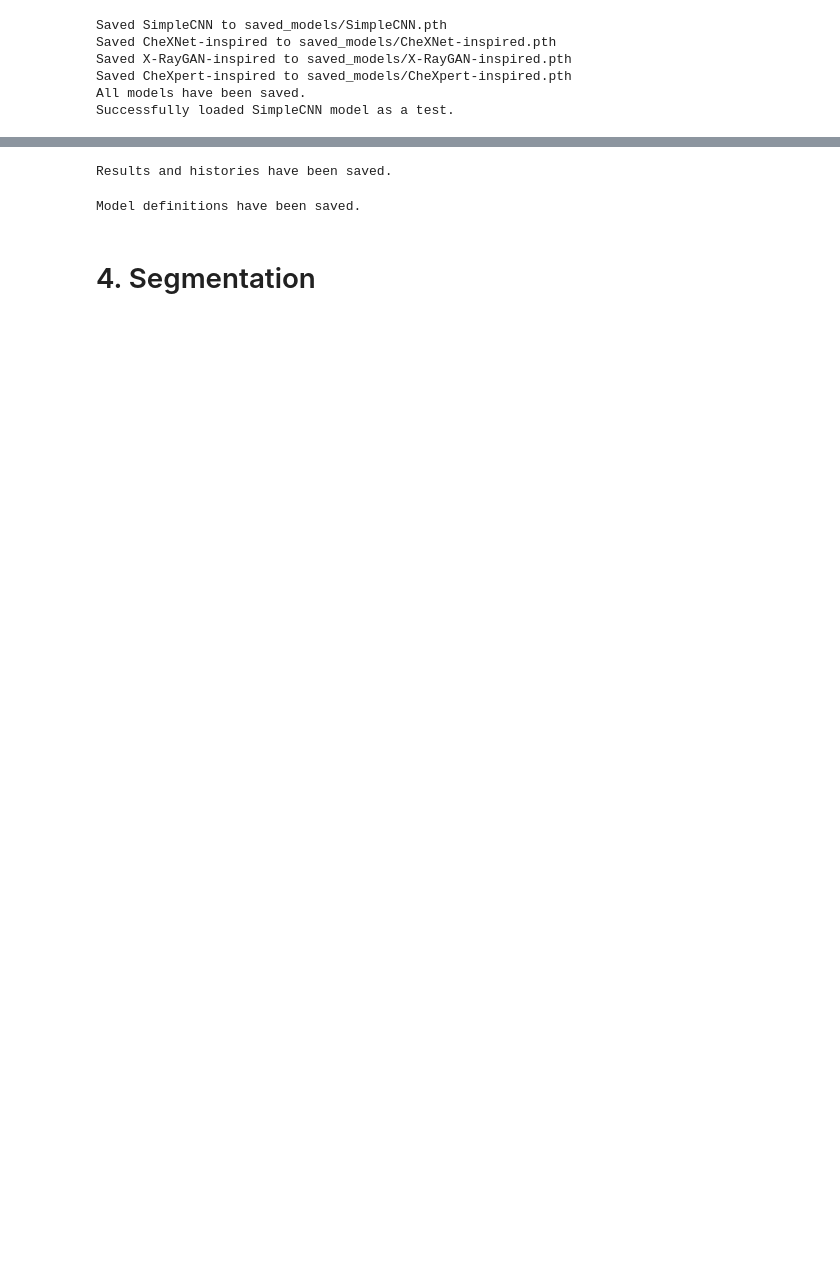
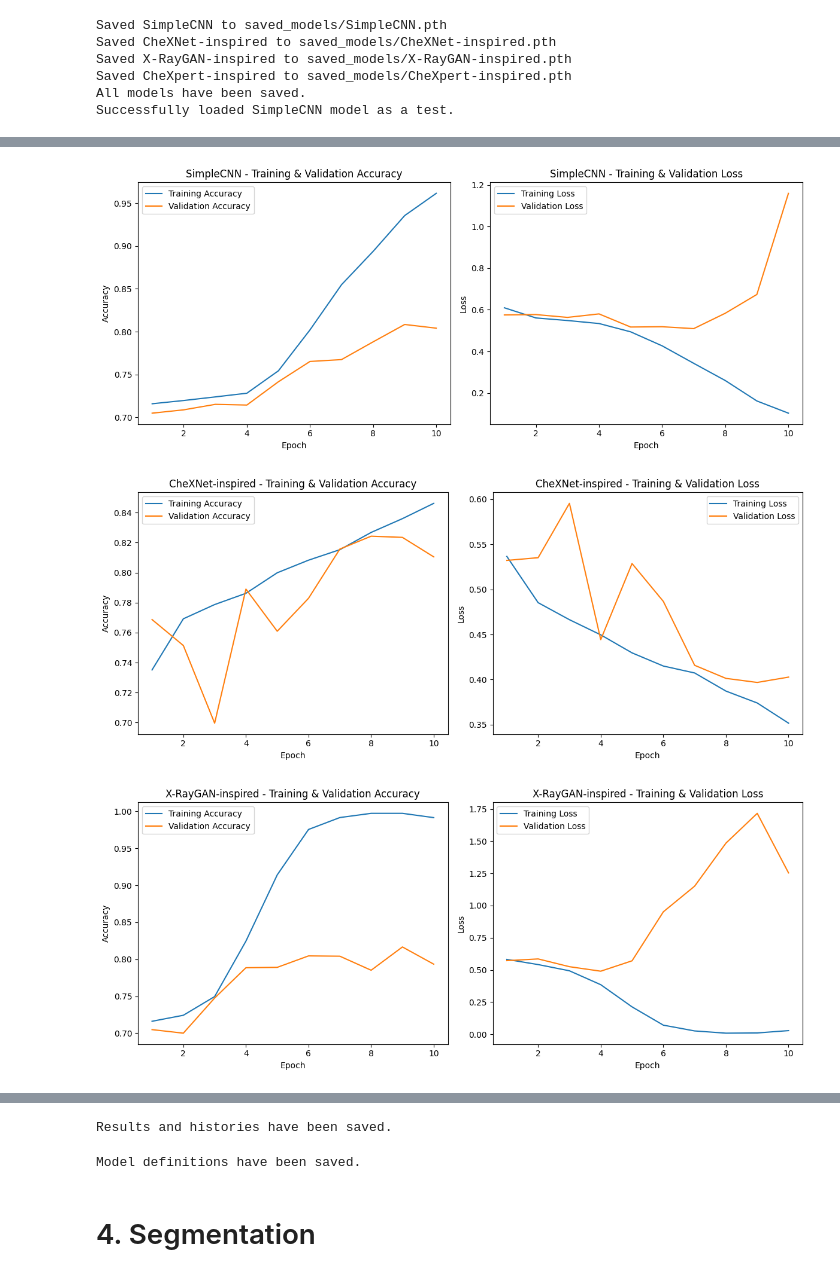
Before and after one commit to alexcri90/Medical-Imaging-DS-Bicocca, a Jupyter notebook: Project_MI.ipynb, the cells around one changed output, grey strips where cells are left out. Drawn from its saved outputs; the diff is of its cells as text; code cells hidden in the pictures; blank space fills up the shorter version.

```diff
--- a/Project_MI.ipynb
+++ b/Project_MI.ipynb
@@ -1780,0 +1703,64 @@ F1-score: 0.7808
+# %%
+import matplotlib.pyplot as plt
+
+# Data for each model
+# Assume each dictionary contains lists of metrics logged at each epoch
+models_data = {
+    "SimpleCNN": {
+        "train_acc": [0.7158, 0.7196, 0.7238, 0.7281, 0.7543, 0.8021, 0.8549, 0.8938, 0.9356, 0.9616],
+        "val_acc": [0.7048, 0.7087, 0.7151, 0.7143, 0.7415, 0.7652, 0.7674, 0.7881, 0.8084, 0.8041],
+        "train_loss": [0.6096, 0.5608, 0.5484, 0.5340, 0.4942, 0.4267, 0.3428, 0.2600, 0.1620, 0.1033],
+        "val_loss": [0.5752, 0.5770, 0.5634, 0.5802, 0.5172, 0.5186, 0.5095, 0.5834, 0.6736, 1.1594]
+    },
+    "CheXNet-inspired": {
+        "train_acc": [0.7351, 0.7692, 0.7787, 0.7862, 0.7999, 0.8083, 0.8153, 0.8268, 0.8360, 0.8462],
+        "val_acc": [0.7687, 0.7514, 0.6996, 0.7890, 0.7609, 0.7829, 0.8157, 0.8243, 0.8235, 0.8105],
+        "train_loss": [0.5366, 0.4853, 0.4664, 0.4496, 0.4296, 0.4150, 0.4073, 0.3872, 0.3740, 0.3516],
+        "val_loss": [0.5322, 0.5352, 0.5955, 0.4443, 0.5287, 0.4867, 0.4158, 0.4013, 0.3968, 0.4027]
+    },
+    "X-RayGAN-inspired": {
+        "train_acc": [0.7161, 0.7242, 0.7495, 0.8245, 0.9141, 0.9755, 0.9916, 0.9973, 0.9973, 0.9915],
+        "val_acc": [0.7048, 0.7000, 0.7475, 0.7885, 0.7890, 0.8045, 0.8041, 0.7851, 0.8166, 0.7933],
+        "train_loss": [0.5813, 0.5413, 0.4929, 0.3850, 0.2126, 0.0705, 0.0256, 0.0082, 0.0099, 0.0281],
+        "val_loss": [0.5718, 0.5852, 0.5248, 0.4898, 0.5704, 0.9513, 1.1507, 1.4851, 1.7165, 1.2536]
+    },
+    "CheXpert-inspired": {
+        "train_acc": [0.7365, 0.7672, 0.7921, 0.8086, 0.8158, 0.8345, 0.8587, 0.8757, 0.9039, 0.9317],
+        "val_acc": [0.7738, 0.7700, 0.7782, 0.8023, 0.8105, 0.8196, 0.8325, 0.8334, 0.8356, 0.8213],
+        "train_loss": [0.5416, 0.4715, 0.4395, 0.4201, 0.3952, 0.3683, 0.3288, 0.2915, 0.2354, 0.1770],
+        "val_loss": [0.4658, 0.4577, 0.4517, 0.4338, 0.4877, 0.3974, 0.3870, 0.3986, 0.4194, 0.4880]
+    }
+}
+
+def plot_metrics(model_name, data):
+    epochs = list(range(1, 11))
+
+    plt.figure(figsize=(12, 5))
+
+    # Plotting training and validation accuracy
+    plt.subplot(1, 2, 1)
+    plt.plot(epochs, data['train_acc'], label='Training Accuracy')
+    plt.plot(epochs, data['val_acc'], label='Validation Accuracy')
+    plt.title(f'{model_name} - Training & Validation Accuracy')
+    plt.xlabel('Epoch')
+    plt.ylabel('Accuracy')
+    plt.legend()
+
+    # Plotting training and validation loss
+    plt.subplot(1, 2, 2)
+    plt.plot(epochs, data['train_loss'], label='Training Loss')
+    plt.plot(epochs, data['val_loss'], label='Validation Loss')
+    plt.title(f'{model_name} - Training & Validation Loss')
+    plt.xlabel('Epoch')
+    plt.ylabel('Loss')
+    plt.legend()
+
+    plt.tight_layout()
+    plt.show()
+
+for model_name, data in models_data.items():
+    plot_metrics(model_name, data)
+# %% [output]
+[figure, added]
+[figure, added]
+[figure, added]
```
Also changed, not shown: parts of 20 cells of this notebook.
